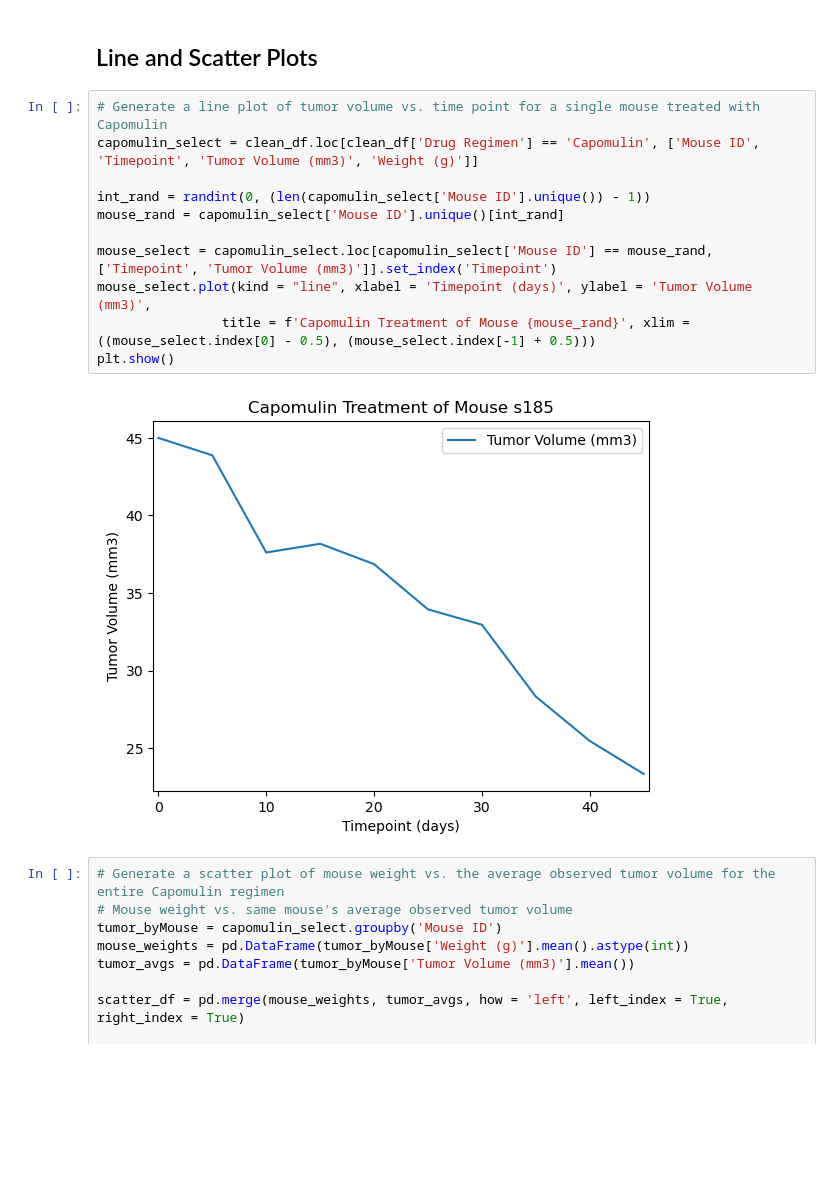
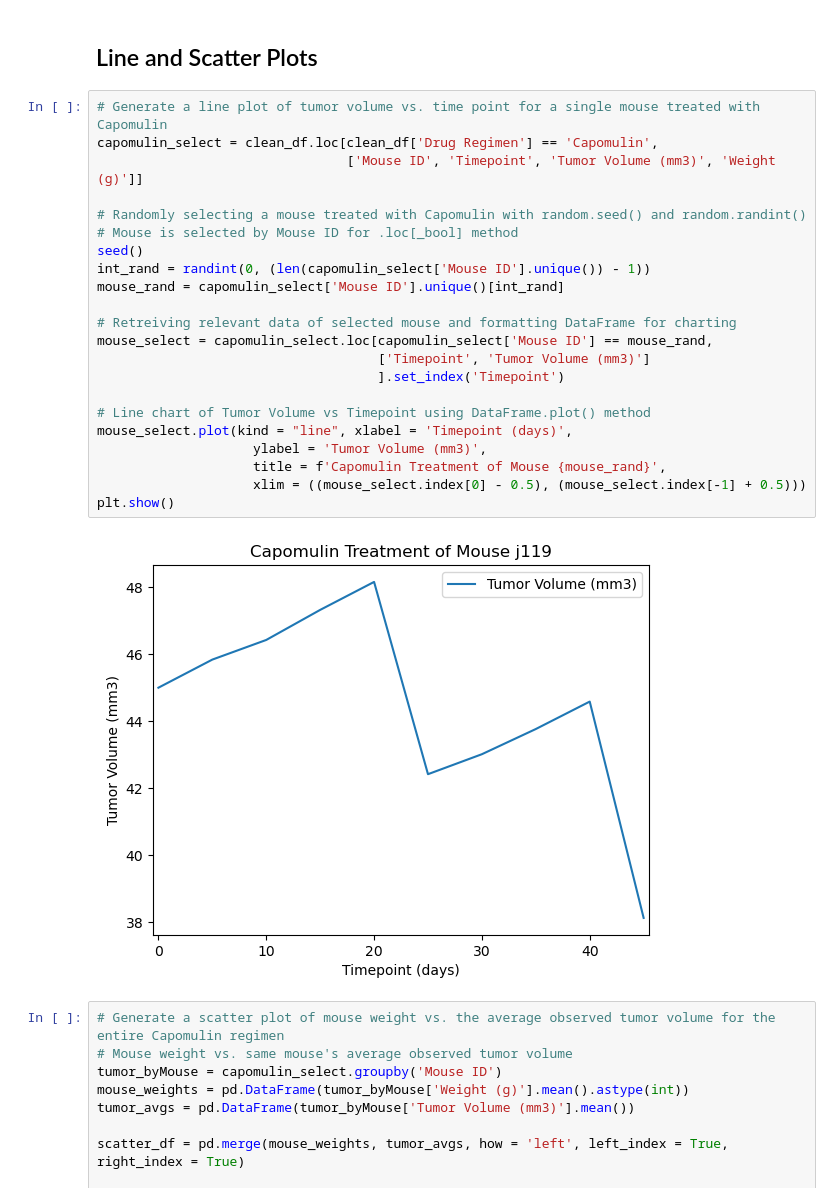
Before and after one commit to Neelka96/matplotlib-challenge, a Jupyter notebook: Pymaceuticals/main.ipynb, the cells around one changed output. Saved outputs shown, nothing was run; the diff lists cells and outputs as text; blank space fills up the shorter version.

```diff
--- a/Pymaceuticals/main.ipynb
+++ b/Pymaceuticals/main.ipynb
@@ -296,17 +301,28 @@ del pot_outlier
 ## Line and Scatter Plots
 # %%
 # Generate a line plot of tumor volume vs. time point for a single mouse treated with Capomulin
-capomulin_select = clean_df.loc[clean_df['Drug Regimen'] == 'Capomulin', ['Mouse ID', 'Timepoint', 'Tumor Volume (mm3)', 'Weight (g)']]
+capomulin_select = clean_df.loc[clean_df['Drug Regimen'] == 'Capomulin',
+                                ['Mouse ID', 'Timepoint', 'Tumor Volume (mm3)', 'Weight (g)']]
 
+# Randomly selecting a mouse treated with Capomulin with random.seed() and random.randint()
+# Mouse is selected by Mouse ID for .loc[_bool] method
+seed()
 int_rand = randint(0, (len(capomulin_select['Mouse ID'].unique()) - 1))
 mouse_rand = capomulin_select['Mouse ID'].unique()[int_rand]
 
-mouse_select = capomulin_select.loc[capomulin_select['Mouse ID'] == mouse_rand, ['Timepoint', 'Tumor Volume (mm3)']].set_index('Timepoint')
-mouse_select.plot(kind = "line", xlabel = 'Timepoint (days)', ylabel = 'Tumor Volume (mm3)',
-                title = f'Capomulin Treatment of Mouse {mouse_rand}', xlim = ((mouse_select.index[0] - 0.5), (mouse_select.index[-1] + 0.5)))
+# Retreiving relevant data of selected mouse and formatting DataFrame for charting
+mouse_select = capomulin_select.loc[capomulin_select['Mouse ID'] == mouse_rand,
+                                    ['Timepoint', 'Tumor Volume (mm3)']
+                                    ].set_index('Timepoint')
+
+# Line chart of Tumor Volume vs Timepoint using DataFrame.plot() method
+mouse_select.plot(kind = "line", xlabel = 'Timepoint (days)',
+                    ylabel = 'Tumor Volume (mm3)',
+                    title = f'Capomulin Treatment of Mouse {mouse_rand}',
+                    xlim = ((mouse_select.index[0] - 0.5), (mouse_select.index[-1] + 0.5)))
 plt.show()
 # %% [output]
-[figure, old version]
+[figure, new version]
 # %%
 # Generate a scatter plot of mouse weight vs. the average observed tumor volume for the entire Capomulin regimen
 # Mouse weight vs. same mouse's average observed tumor volume
```
Also changed, not shown: parts of 6 cells of this notebook, 1 other file.
